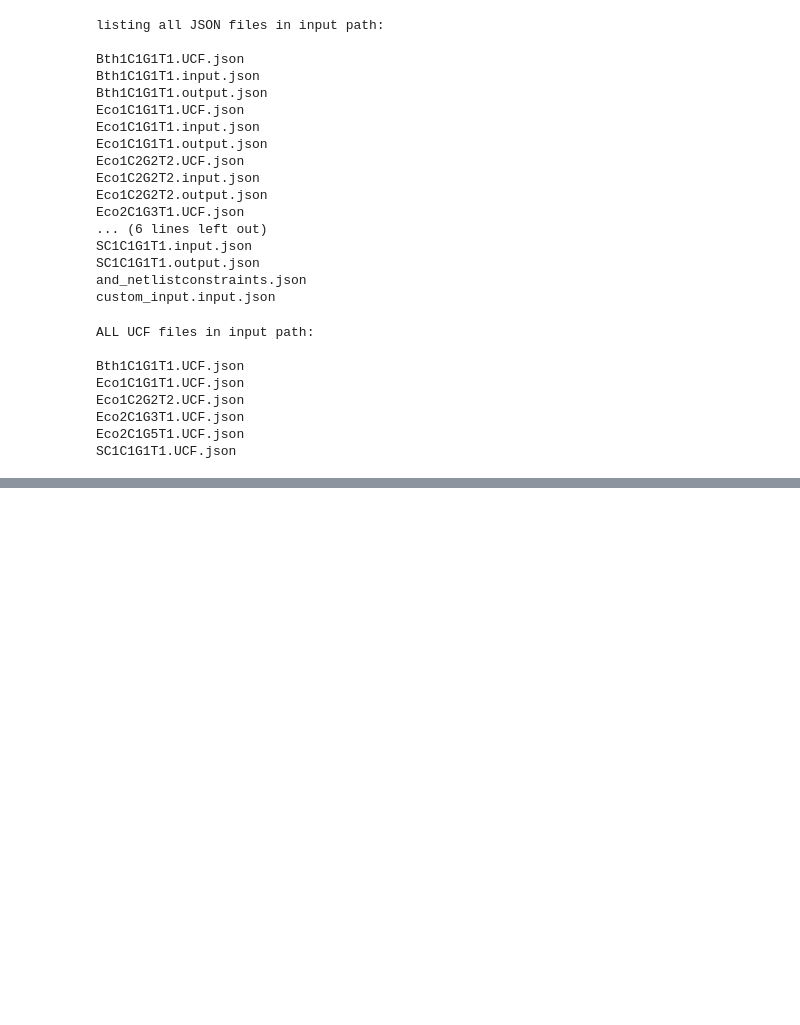
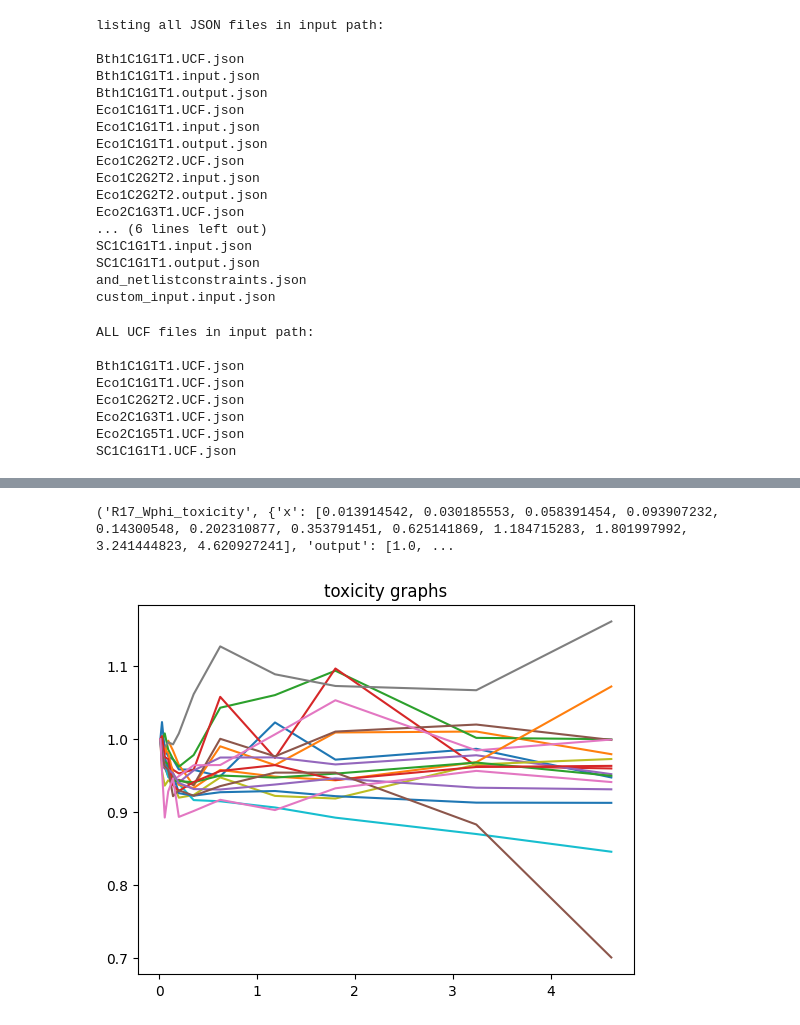
Before and after one commit to ginomcfino/CELLO-3.0, a Jupyter notebook: notebooks/UCFormatter.ipynb, the cells around one changed output, grey strips where cells are left out. Cells and saved outputs as stored; diff of their text form; code cells hidden in the pictures; blank space fills up the shorter version.

```diff
--- a/notebooks/UCFormatter.ipynb
+++ b/notebooks/UCFormatter.ipynb
@@ -67,7 +67,7 @@ Eco2C1G5T1.UCF.json
 SC1C1G1T1.UCF.json
 # %%
 # CHOOSE your UCF file
-UCF = "Eco1C1G1T1.UCF.json"
+UCF = "Eco2c1G5T1.UCF.json"
 # %%
 f = open(UCF, 'r')
 # %%
@@ -221,0 +257,16 @@ print(json.dumps(ucf_functions[:10], indent=4))
+# %%
+toxicity_graphs = {}
+
+for f in ucf_functions:
+    print(f['name'])
+    print(f.keys())
+    if 'table' in f.keys():
+        if type(f['table']) == dict:
+            print('table keys: ' + str(f['table'].keys()))
+            toxicity_graphs[f['name']] = f['table']
+        else:
+            # print(f['table'])
+            print('long table')
+    print()
+
+# Conclusion: only toxicity tables have direct X & Y mapping
@@ -221,0 +291,25 @@ print(json.dumps(ucf_functions[:10], indent=4))
+# %%
+import matplotlib.pyplot as plt
+
+# print(toxicity_graphs)
+
+print(list(toxicity_graphs.items())[-1])
+
+x = []
+y = []
+
+for g in toxicity_graphs.items():
+    (fname, ftable) = g
+    x = ftable['x']
+    y = ftable['output']
+
+    # plot the data
+    plt.plot(x, y)
+
+plt.title('toxicity graphs')
+
+# show the plot
+plt.show()
+# %% [output]
+('R17_Wphi_toxicity', {'x': [0.013914542, 0.030185553, 0.058391454, 0.093907232, 0.14300548, 0.202310877, 0.353791451, 0.625141869, 1.184715283, 1.801997992, 3.241444823, 4.620927241], 'output': [1.0, ...
+[figure, added]
```
Also changed, not shown: parts of 8 cells of this notebook, 1 other file.
